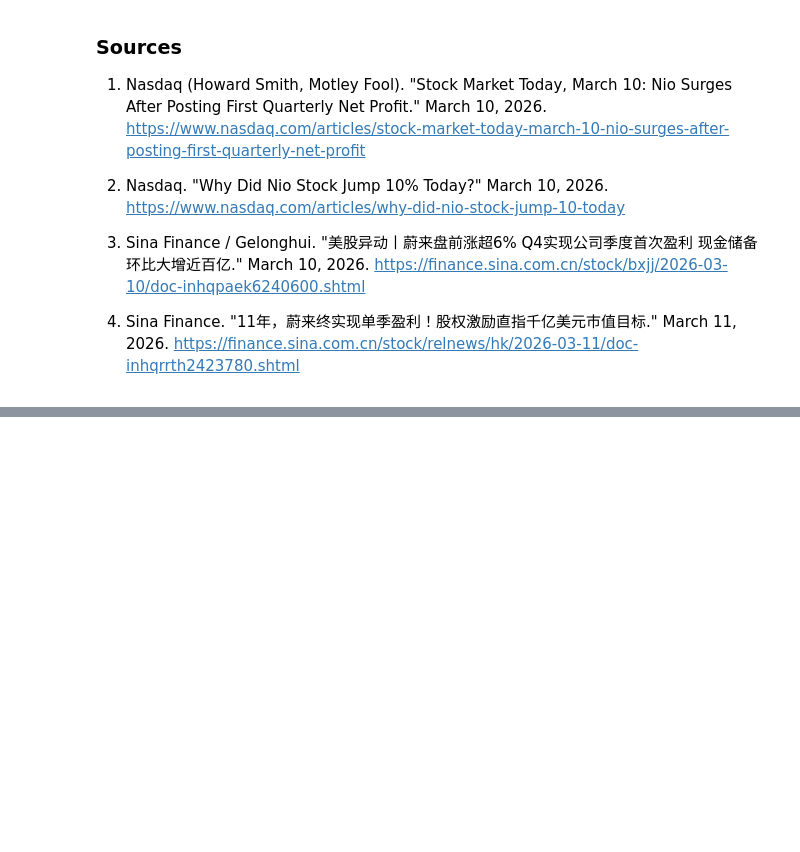
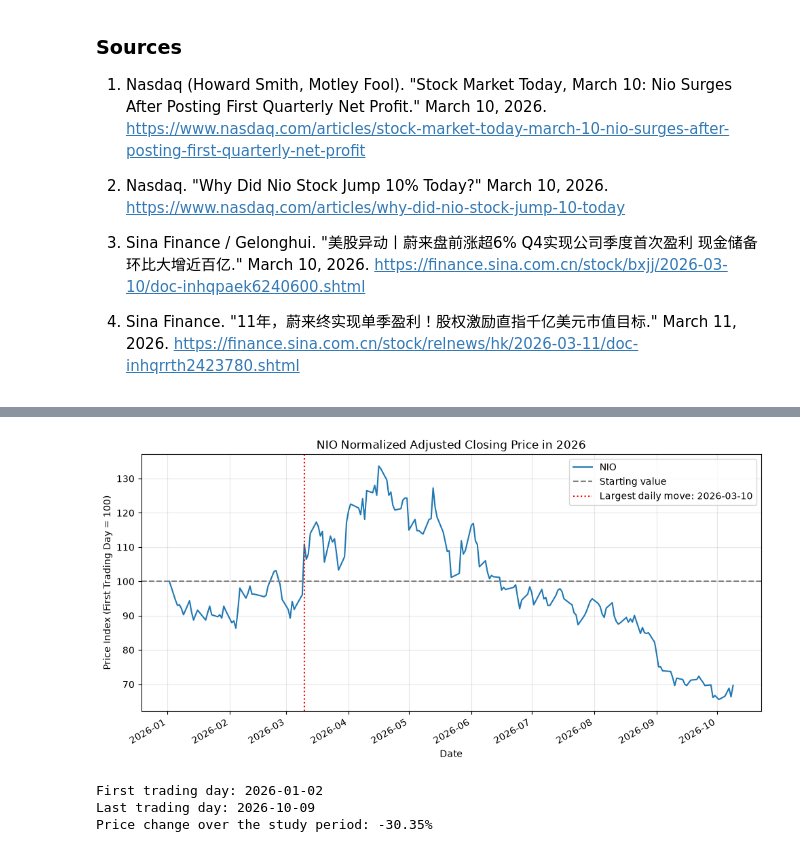
Before and after one commit to LiMeizhi1/mgs3101-analysis, a Jupyter notebook: nio_analysis.ipynb, the cells around one changed output, grey strips where cells are left out. Saved outputs shown, nothing was run; the diff lists cells and outputs as text; code cells hidden in the pictures; blank space fills up the shorter version.

```diff
--- a/nio_analysis.ipynb
+++ b/nio_analysis.ipynb
@@ -519,0 +526,33 @@ positioning could also have contributed.
+# %%
+normalized_price = nio["Close"] / nio["Close"].iloc[0] * 100
+period_return = (
+    nio["Close"].iloc[-1] / nio["Close"].iloc[0] - 1
+) * 100
+
+fig, ax = plt.subplots(figsize=(10, 5))
+ax.plot(nio.index, normalized_price, label="NIO")
+ax.axhline(100, color="gray", linestyle="--", label="Starting value")
+ax.axvline(
+    event_date,
+    color="red",
+    linestyle=":",
+    label=f"Largest daily move: {event_date:%Y-%m-%d}"
+)
+
+ax.set_title("NIO Normalized Adjusted Closing Price in 2026")
+ax.set_xlabel("Date")
+ax.set_ylabel("Price Index (First Trading Day = 100)")
+ax.legend()
+ax.grid(alpha=0.3)
+fig.autofmt_xdate()
+plt.tight_layout()
+plt.show()
+
+print("First trading day:", nio.index[0].date())
+print("Last trading day:", nio.index[-1].date())
+print(f"Price change over the study period: {period_return:.2f}%")
+# %% [output]
+[figure, added]
+First trading day: 2026-01-02
+Last trading day: 2026-10-09
+Price change over the study period: -30.35%
```
Also changed, not shown: parts of 4 cells of this notebook.
